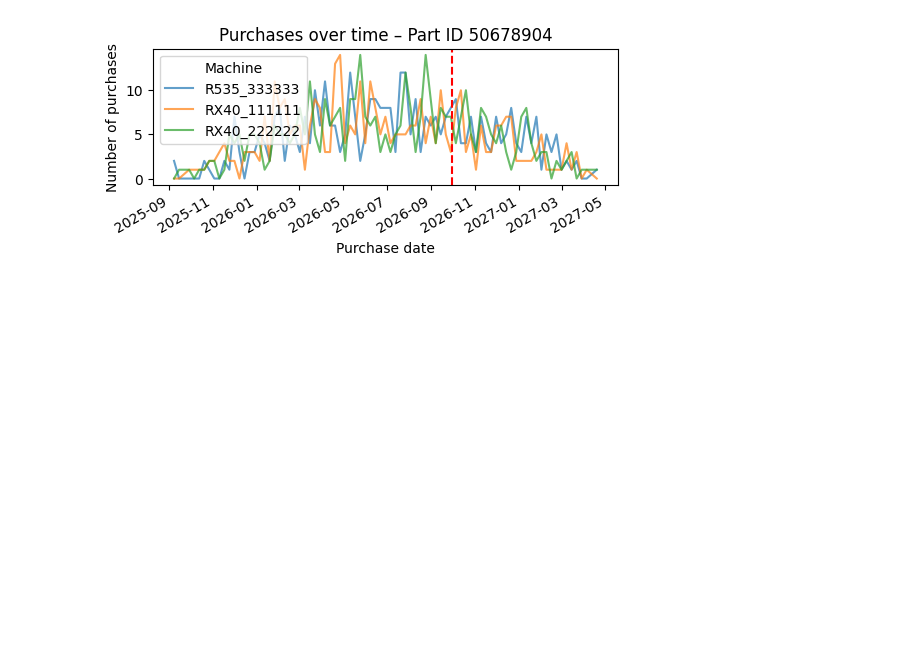
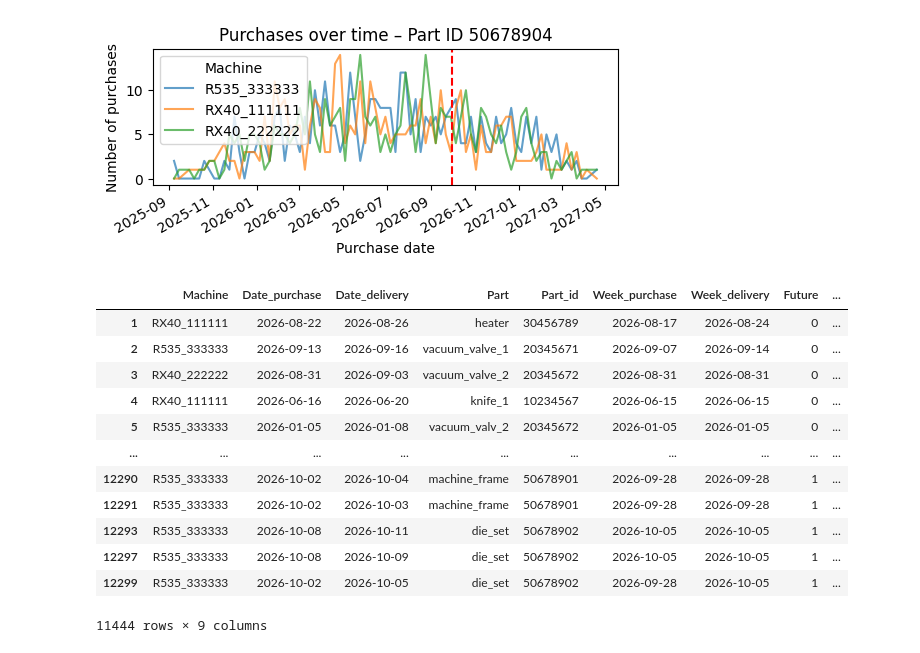
Before and after one commit to Marius089/spare-parts-analysis, a Jupyter notebook: spare_part_task_final.ipynb, the cells around one changed output. Saved outputs shown, nothing was run; the diff lists cells and outputs as text; code cells hidden in the pictures; blank space fills up the shorter version.

```diff
--- a/spare_part_task_final.ipynb
+++ b/spare_part_task_final.ipynb
@@ -724,3 +773,19 @@ for part_id in df_part['Part_id'].unique():
 [figure]
 [figure]
 [figure]
+# %%
+df_part
+# %% [output]
+|  | Machine | Date_purchase | Date_delivery | Part | Part_id | Week_purchase | Week_delivery | Future | ... |
+| 1 | RX40_111111 | 2026-08-22 | 2026-08-26 | heater | 30456789 | 2026-08-17 | 2026-08-24 | 0 | ... |
+| 2 | R535_333333 | 2026-09-13 | 2026-09-16 | vacuum_valve_1 | 20345671 | 2026-09-07 | 2026-09-14 | 0 | ... |
+| 3 | RX40_222222 | 2026-08-31 | 2026-09-03 | vacuum_valve_2 | 20345672 | 2026-08-31 | 2026-08-31 | 0 | ... |
+| 4 | RX40_111111 | 2026-06-16 | 2026-06-20 | knife_1 | 10234567 | 2026-06-15 | 2026-06-15 | 0 | ... |
+| 5 | R535_333333 | 2026-01-05 | 2026-01-08 | vacuum_valv_2 | 20345672 | 2026-01-05 | 2026-01-05 | 0 | ... |
+| ... | ... | ... | ... | ... | ... | ... | ... | ... | ... |
+| 12290 | R535_333333 | 2026-10-02 | 2026-10-04 | machine_frame | 50678901 | 2026-09-28 | 2026-09-28 | 1 | ... |
+| 12291 | R535_333333 | 2026-10-02 | 2026-10-03 | machine_frame | 50678901 | 2026-09-28 | 2026-09-28 | 1 | ... |
+| 12293 | R535_333333 | 2026-10-08 | 2026-10-11 | die_set | 50678902 | 2026-10-05 | 2026-10-05 | 1 | ... |
+| 12297 | R535_333333 | 2026-10-08 | 2026-10-09 | die_set | 50678902 | 2026-10-05 | 2026-10-05 | 1 | ... |
+| 12299 | R535_333333 | 2026-10-02 | 2026-10-05 | die_set | 50678902 | 2026-09-28 | 2026-10-05 | 1 | ... |
+11444 rows × 9 columns
```
Also changed, not shown: parts of 4 cells of this notebook.
